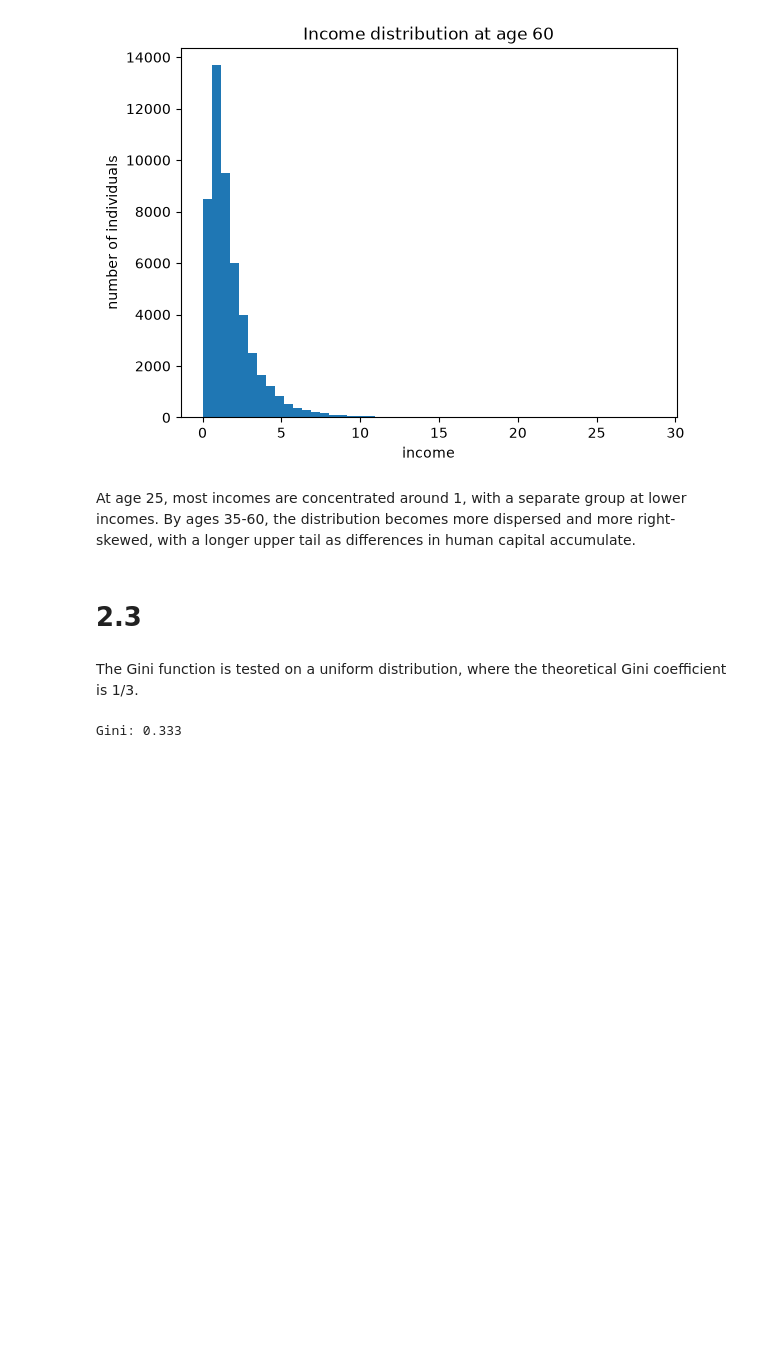
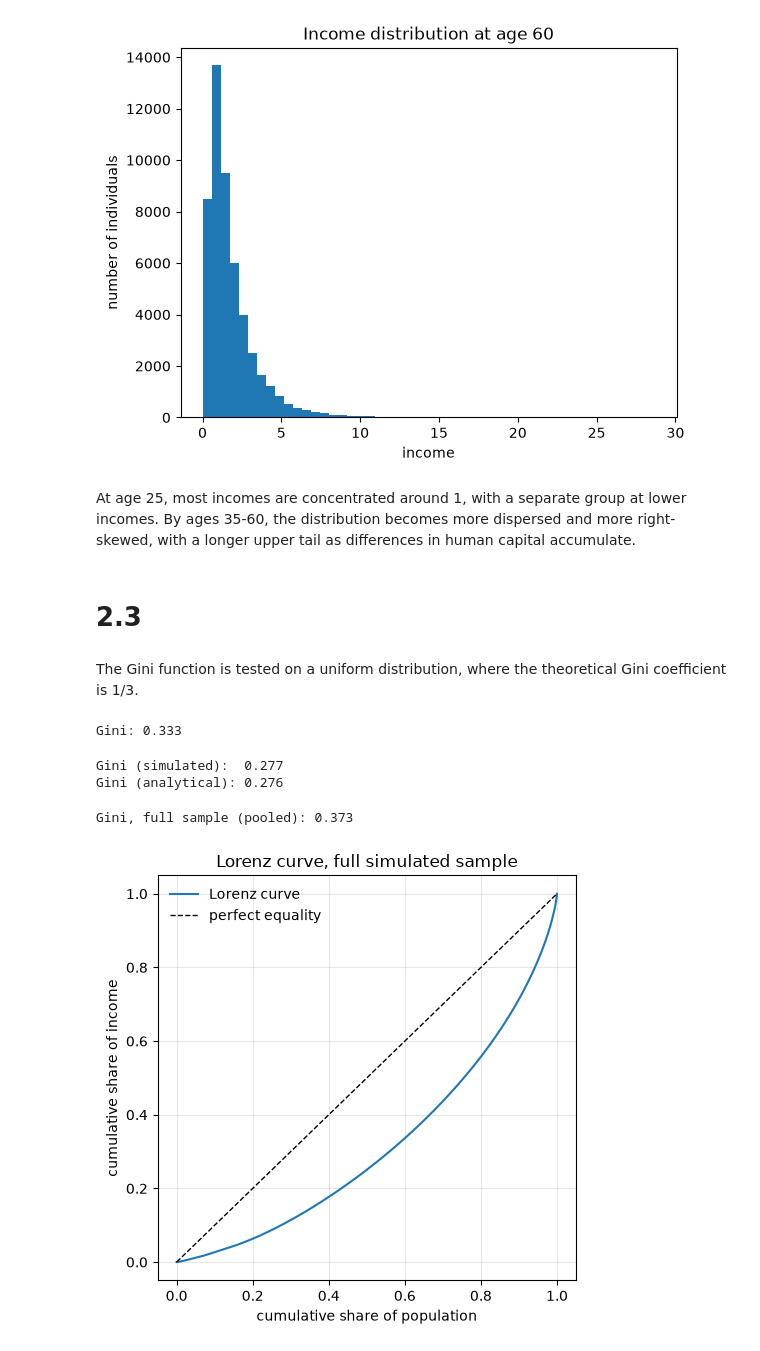
Before and after one commit to NumEconCopenhagen/projects-2025-jvb, a Jupyter notebook: 01_dataproject/DataProject26.ipynb, the cells around one changed output. Drawn from its saved outputs; the diff is of its cells as text; code cells hidden in the pictures; blank space fills up the shorter version.

```diff
--- a/01_dataproject/DataProject26.ipynb
+++ b/01_dataproject/DataProject26.ipynb
@@ -648,3 +648,42 @@ gini_uniform = dataproject.gini(x)
 print(f'Gini: {gini_uniform:.3f}')
 # %% [output]
 Gini: 0.333
+# %%
+# a. lognormal distribution with log-std s
+rng = np.random.default_rng(1986)
+s = 0.5
+x_lognormal = rng.lognormal(mean=-0.5*s**2, sigma=s, size=50_000)
+
+# b. calculate Gini
+gini_lognormal = dataproject.gini(x_lognormal)
+
+# c. compare to the analytical formula
+from scipy.stats import norm
+theoretical = 2*norm.cdf(s/np.sqrt(2)) - 1
+
+print(f'Gini (simulated):  {gini_lognormal:.3f}')
+print(f'Gini (analytical): {theoretical:.3f}')
+# %% [output]
+Gini (simulated):  0.277
+Gini (analytical): 0.276
+# %%
+# a. Gini for the full simulated sample (all individuals, all ages pooled)
+income_all = model.income.flatten()
+gini_pooled = dataproject.gini(income_all)
+print(f'Gini, full sample (pooled): {gini_pooled:.3f}')
+
+# b. Lorenz curve
+pop_share, income_share = dataproject.lorenz_curve(income_all)
+
+fig, ax = plt.subplots(figsize=(5,5))
+ax.plot(pop_share, income_share, label='Lorenz curve')
+ax.plot([0,1], [0,1], 'k--', lw=1, label='perfect equality')
+ax.set_xlabel('cumulative share of population')
+ax.set_ylabel('cumulative share of income')
+ax.set_title('Lorenz curve, full simulated sample')
+ax.legend(frameon=False)
+ax.grid(alpha=0.3)
+fig.tight_layout()
+# %% [output]
+Gini, full sample (pooled): 0.373
+[figure, added]
```
Also changed, not shown: parts of 12 cells of this notebook.
